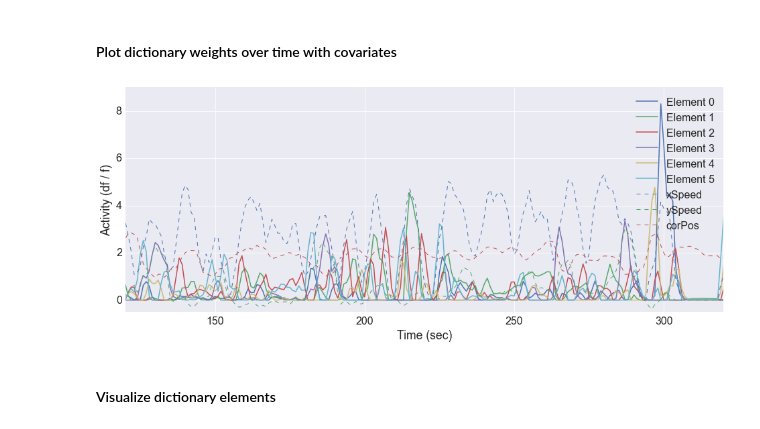
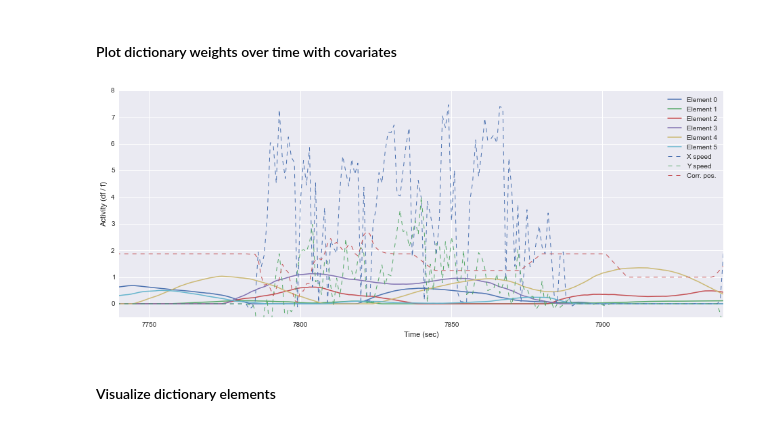
Before and after one commit to clarafy/covariance-dictionary, a Jupyter notebook: mouse_data.ipynb, the cells around one changed output. Saved outputs shown, nothing was run; the diff lists cells and outputs as text; code cells hidden in the pictures.

```diff
--- a/mouse_data.ipynb
+++ b/mouse_data.ipynb
@@ -113,5 +107,6 @@ covariates = pd.DataFrame([x['value'] for x in covariates], index=[str(x['name']
 # %%
-timeseries = pd.DataFrame.from_csv(os.path.join(path, str(session), 'sources', 'timeseries.csv'))
+covariates = pd.DataFrame.from_csv(os.path.join(path,'data', str(session), 'params', 'covariates.csv'))
+timeseries = pd.DataFrame.from_csv(os.path.join(path,'data', str(session), 'sources', 'timeseries.csv'))
 # %% [markdown]
 ## Identify tuned and active neurons
 # %% [markdown]
@@ -119,7 +114,7 @@ timeseries = pd.DataFrame.from_csv(os.path.join(path, str(session), 'sources', '
 # %%
 units = table.units.reset_index()
 tuned = units.pVal < 0.05
-active = units.unitMean > np.percentile(units.unitMean, 80)
+active = units.activity > np.percentile(units.activity, 80)
 
 summary = pd.DataFrame([sum((~active) & (~tuned)), sum(tuned), sum(active & (~tuned))],
                                index=['inactive','tuned','untuned'], columns=['number'])
@@ -166,9 +161,10 @@ widgets.interact(disp, neuron = (0, n - 1, 1));
 # %% [markdown]
 #### Compute sample covariance over time
 # %%
-win = np.max([n + 1, 2 * hz]) # time window should be at least as many samples as neurons
-shift = 0.2
-X = np.vstack([np.cov(ts[:, i : i + win])[np.triu_indices(n)] for i in np.arange(0, n_samp - win, shift * win)]).T
+win = int(np.max([n + 1, 2 * hz])) # time window should be at least as many samples as neurons
+# shift = 0.2
+# X = np.vstack([np.cov(ts[:, i : i + win])[np.triu_indices(n)] for i in np.arange(0, n_samp - win, shift * win)]).T
+X = np.vstack([np.cov(ts[:, i : i + win])[np.triu_indices(n)] for i in range(n_samp - win)]).T
 n_win = X.shape[1]
 # %% [markdown]
 #### Run ADMM
@@ -198,31 +197,37 @@ plt.ylabel('Objective ||X - DW|| / ||X||');
 #### Compute average covariate values per time window
 # %%
 reg_names = ['xSpeed', 'ySpeed', 'corPos']
-names = ['X Speed', 'Y Speed', 'Corr. Pos.'] # regressor names for plot labels
+names = ['X speed', 'Y speed', 'Corr. pos.'] # regressor names for plot labels
 reg_idx = [np.where(name == covariates.keys())[0][0] for name in reg_names]
 n_reg = len(reg_names)
-regressors = np.vstack([np.mean(covariates.loc[i : i + win, :], axis=0)
-                        for i in np.arange(0, n_samp - win, shift * win)])
-reg = regressors[:, reg_idx]
+
+# Average over time windows
+# regressors = np.vstack([np.mean(covariates.loc[i : i + win, :], axis=0)
+#                         for i in np.arange(0, n_samp - win, shift * win)])
+# reg = regressors[:, reg_idx]
+
+# Original values (no averaging / smoothing)
+regressors = covariates.loc[: n_samp - win - 1].values
+reg = regressors[:, reg_idx].astype(float)
 # %% [markdown]
 #### Plot dictionary weights over time with covariates
 # %%
 view = 200 # width of time window to view
 
 def disp(start):
     sns.set_style('darkgrid')
     plt.figure(figsize=(16, 6));
     plt.plot(Wadmm.T, linewidth=1.5);
     plt.plot(reg / 8, '--', linewidth=1);
     plt.xlabel('Time (sec)');
     plt.ylabel('Activity (df / f)');
     plt.xlim(start, start + view);
-    plt.ylim(-0.5, 9);
-    plt.legend(['Element ' + str(i) for i in range(k)] + reg_names);
+    plt.ylim(-0.5, 8);
+    plt.legend(['Element ' + str(i) for i in range(k)] + names);
 
 widgets.interact(disp, start = (0, n_win - view, view / 10));
 # %% [output]
-[figure, old version]
+[figure, new version]
 # %% [markdown]
 #### Visualize dictionary elements
 # %%
```
Also changed, not shown: parts of 20 cells of this notebook, 2 other files.
